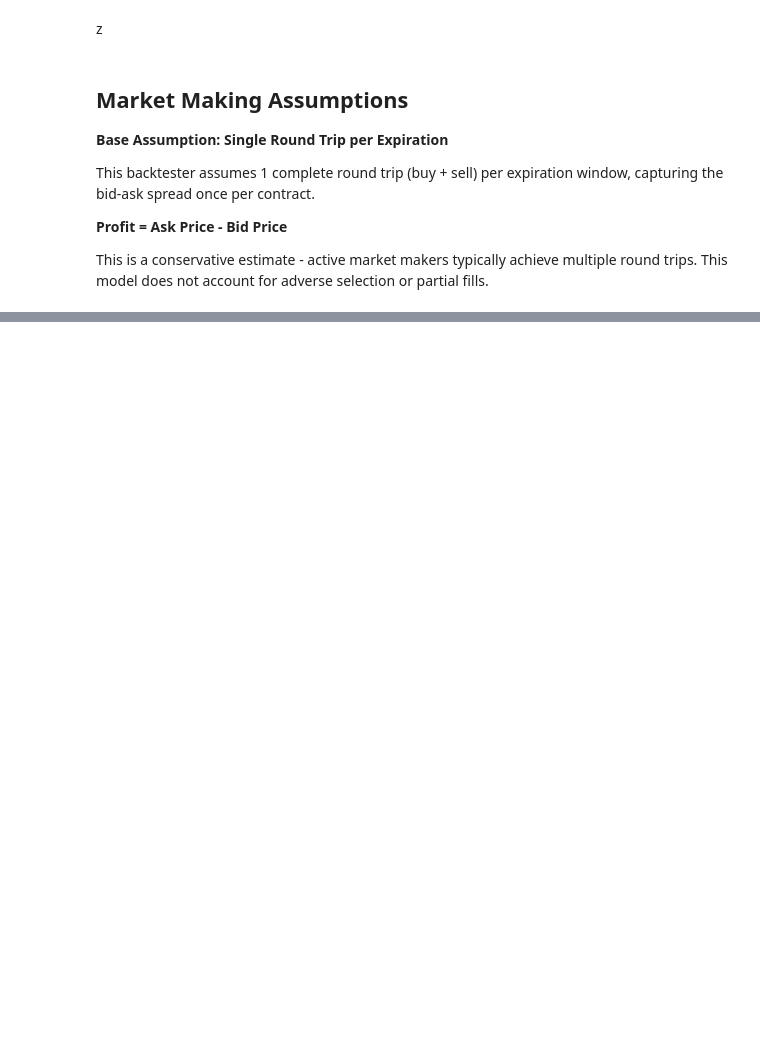
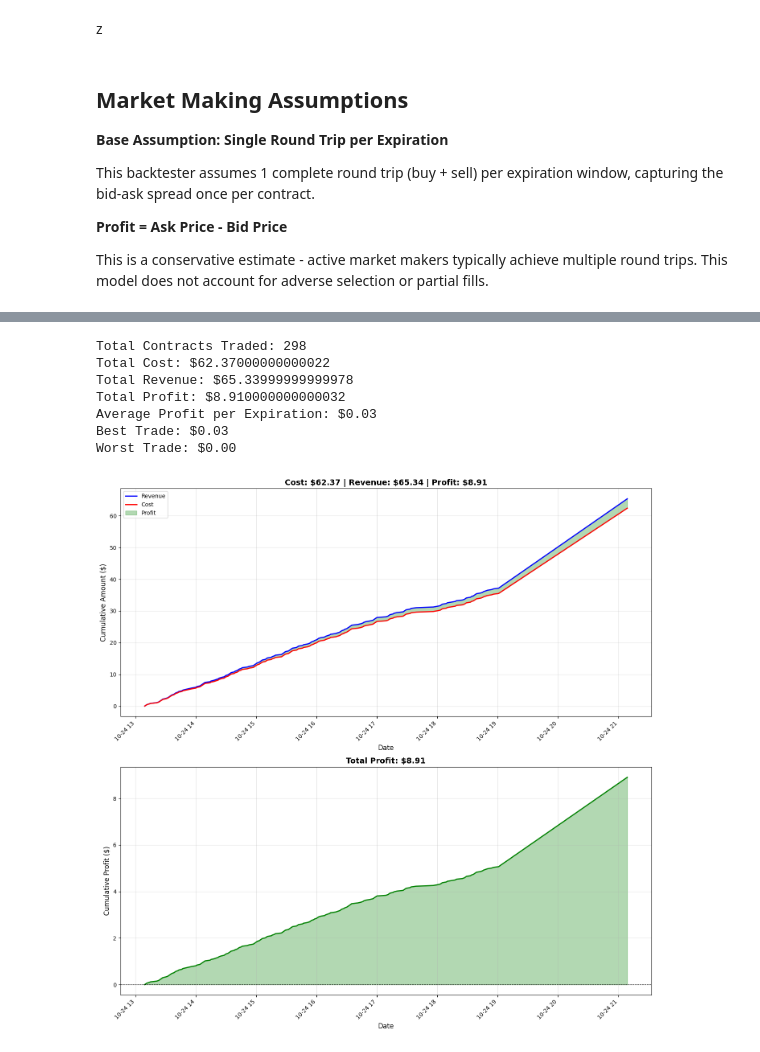
Before and after one commit to Abe21-dev/open-quant, a Jupyter notebook: strat_playground.ipynb, the cells around one changed output, grey strips where cells are left out. Saved outputs shown, nothing was run; the diff lists cells and outputs as text; code cells hidden in the pictures; blank space fills up the shorter version.

```diff
--- a/strat_playground.ipynb
+++ b/strat_playground.ipynb
@@ -322,22 +322,22 @@ capturing the bid-ask spread once per contract.
 This is a conservative estimate - active market makers typically achieve multiple
 round trips. This model does not account for adverse selection or partial fills.
 # %%
-def strategy1(df):
+def strategy1(values_df):
     my_ask = 0
     my_bid = 0
-    profit = [0]
-    asks = [0]
-    bids = [0]
-    for row in df.itertuples():
-        if row.Index != 0:
-            profit.append((my_ask - my_bid)*3)
-            asks.append(my_ask)
-            bids.append(my_bid)
+    profit = []
+    asks = []
+    bids = []
+    for row in values_df.itertuples():
+        profit.append((my_ask - my_bid)*3)
+        asks.append(my_ask)
+        bids.append(my_bid)
+
         my_ask = row.ask_close - 0.01
         my_bid = row.bid_close - 0.01
-
-    df['profit'] = profit
-    df['my_ask'] = asks
-    df['my_bid'] = bids
+    profit[0], asks[0], bids[0] = 0, 0, 0
+    values_df['profit'] = profit
+    values_df['my_ask'] = asks
+    values_df['my_bid'] = bids
 # %%
 
@@ -399,0 +387,15 @@ Worst Trade: $0.00
+# %%
+eight_hours_ago = last_date - timedelta(hours=8)
+today_df = df[df['date'] >= eight_hours_ago].copy()
+
+strategy1(today_df)
+graph_profit(today_df)
+# %% [output]
+Total Contracts Traded: 298
+Total Cost: $62.37000000000022
+Total Revenue: $65.33999999999978
+Total Profit: $8.910000000000032
+Average Profit per Expiration: $0.03
+Best Trade: $0.03
+Worst Trade: $0.00
+[figure, added]
```
Also changed, not shown: parts of 4 cells of this notebook, 5 other files.
